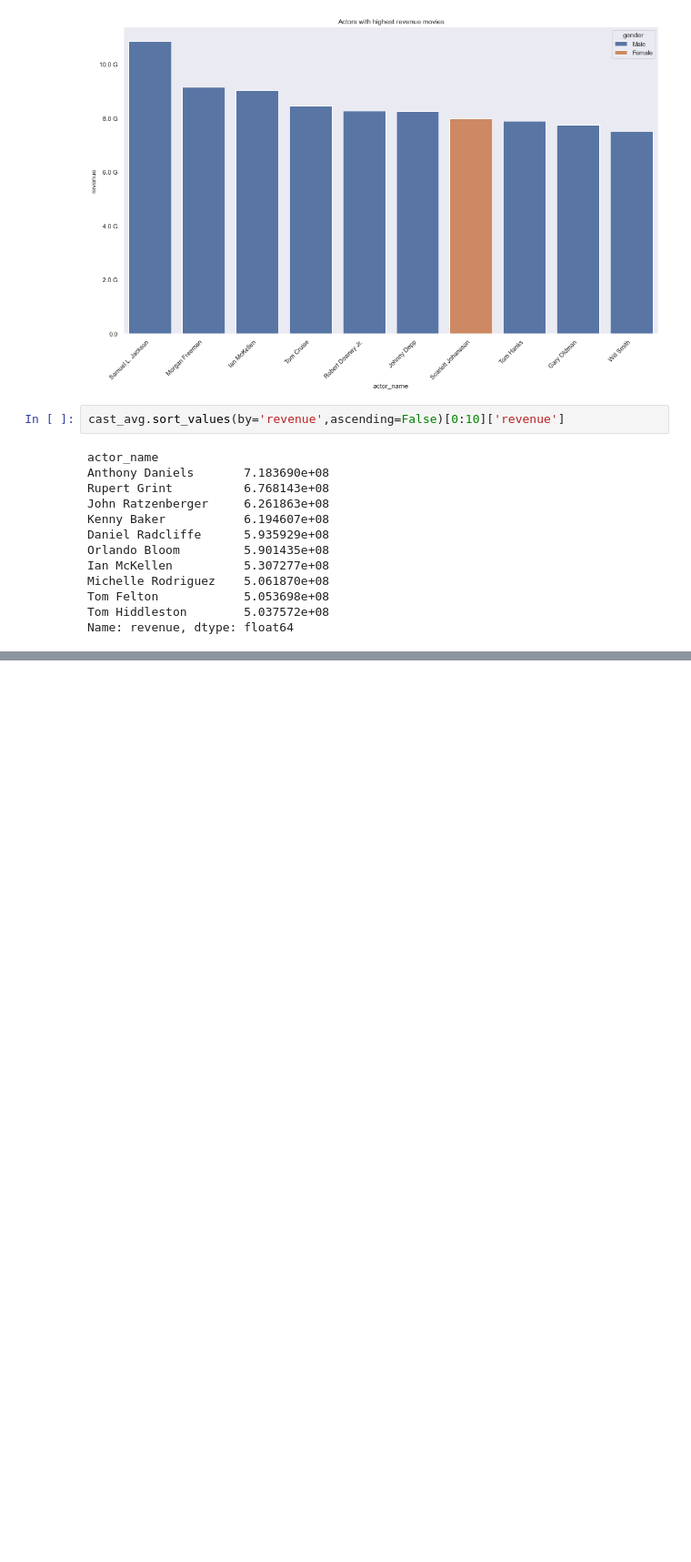
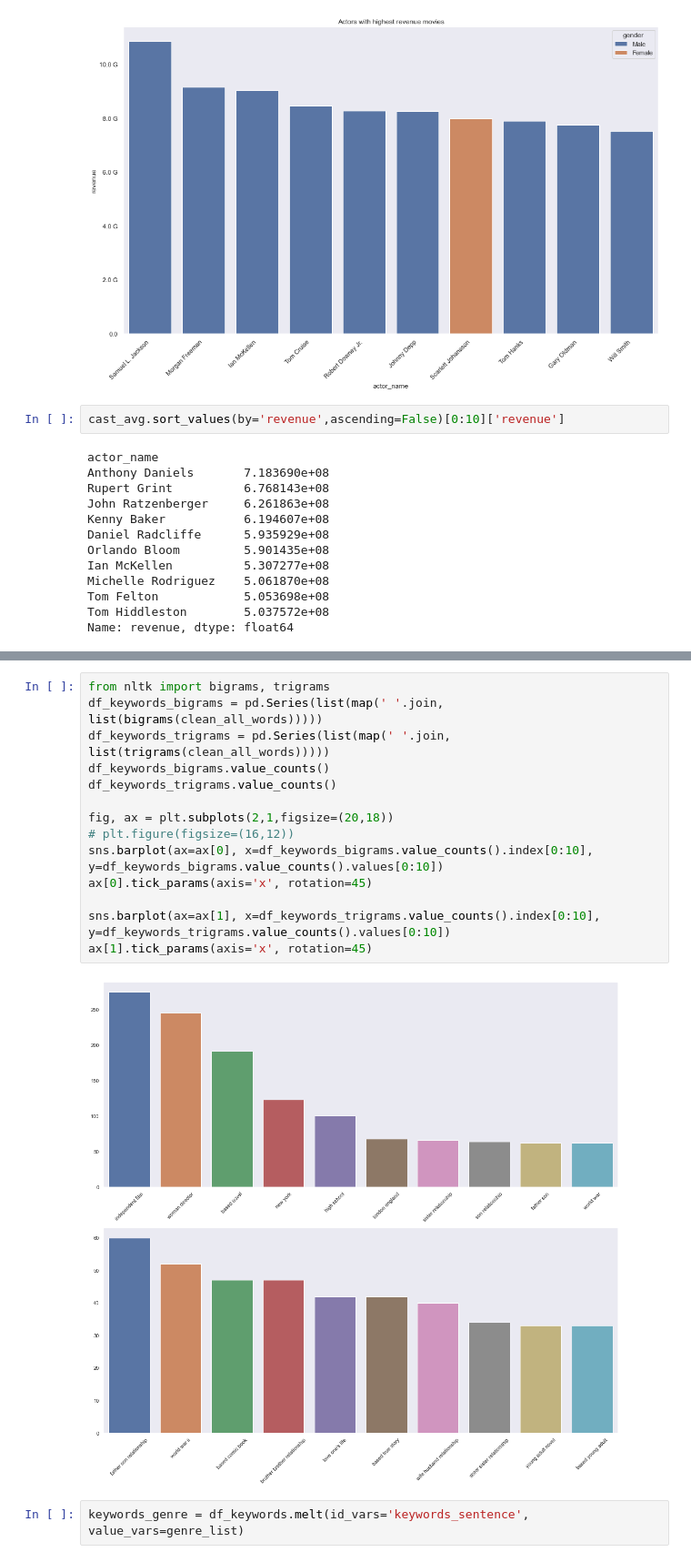
Before and after one commit to DanielHelps/TMDB-movies-analysis-and-predition, a Jupyter notebook: ratings.ipynb, the cells around one changed output, grey strips where cells are left out. Shown at 91% size. Cells and saved outputs as stored; diff of their text form; blank space fills up the shorter version.

```diff
--- a/ratings.ipynb
+++ b/ratings.ipynb
@@ -454,0 +504,18 @@ Text(0.5, 1.0, 'Actors with highest average vote')
+# %%
+from nltk import bigrams, trigrams
+df_keywords_bigrams = pd.Series(list(map(' '.join, list(bigrams(clean_all_words)))))
+df_keywords_trigrams = pd.Series(list(map(' '.join, list(trigrams(clean_all_words)))))
+df_keywords_bigrams.value_counts()
+df_keywords_trigrams.value_counts()
+
+fig, ax = plt.subplots(2,1,figsize=(20,18))
+# plt.figure(figsize=(16,12))
+sns.barplot(ax=ax[0], x=df_keywords_bigrams.value_counts().index[0:10], y=df_keywords_bigrams.value_counts().values[0:10])
+ax[0].tick_params(axis='x', rotation=45)
+
+sns.barplot(ax=ax[1], x=df_keywords_trigrams.value_counts().index[0:10], y=df_keywords_trigrams.value_counts().values[0:10])
+ax[1].tick_params(axis='x', rotation=45)
+# %% [output]
+[figure, added]
+# %%
+keywords_genre = df_keywords.melt(id_vars='keywords_sentence', value_vars=genre_list)
```
Also changed, not shown: parts of 10 cells of this notebook.
